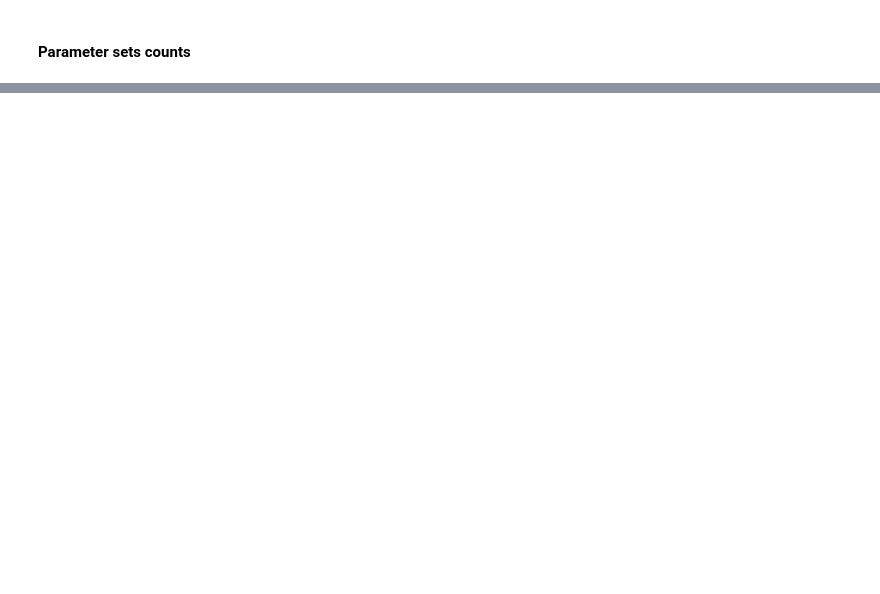
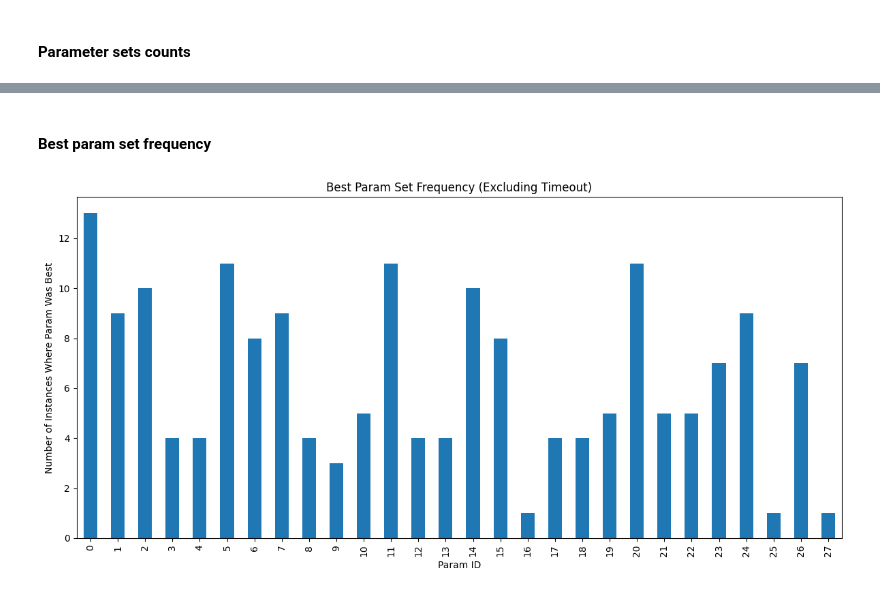
Before and after one commit to willweiao/MIP-Parameter-Tuning-with-Gurobi, a Jupyter notebook: notebook/03_dataset_analysis.ipynb, the cells around one changed output, grey strips where cells are left out. Drawn from its saved outputs; the diff is of its cells as text; code cells hidden in the pictures; blank space fills up the shorter version.

```diff
--- a/notebook/03_dataset_analysis.ipynb
+++ b/notebook/03_dataset_analysis.ipynb
@@ -31,0 +121,15 @@ param_counts.plot(kind="bar", title="Parameter ID Distribution", xlabel="param_i
+# %% [markdown]
+#### Best param set frequency
+# %%
+df_valid = df[df["status"] != 9]
+best_rows = df_valid.loc[df_valid.groupby("instance")["runtime"].idxmin()]
+best_param_counts = best_rows["param_id"].value_counts().sort_index()
+
+best_param_counts.plot(kind="bar", figsize=(12,6))
+plt.title("Best Param Set Frequency (Excluding Timeout)")
+plt.xlabel("Param ID")
+plt.ylabel("Number of Instances Where Param Was Best")
+plt.tight_layout()
+plt.show()
+# %% [output]
+[figure, added]
```
Also changed, not shown: parts of 17 cells of this notebook.
